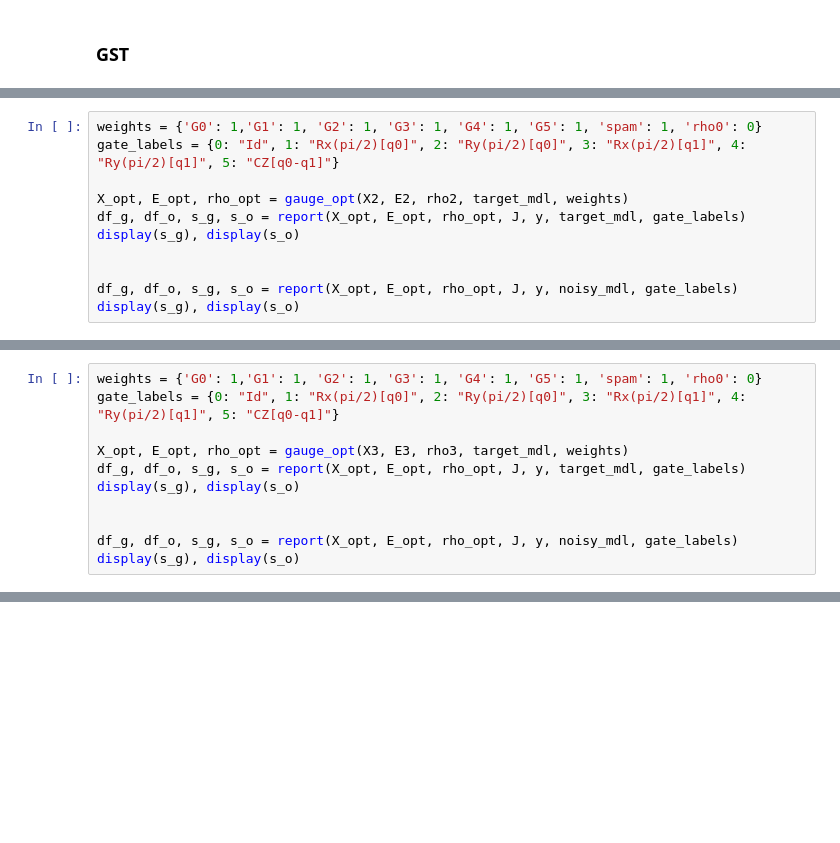
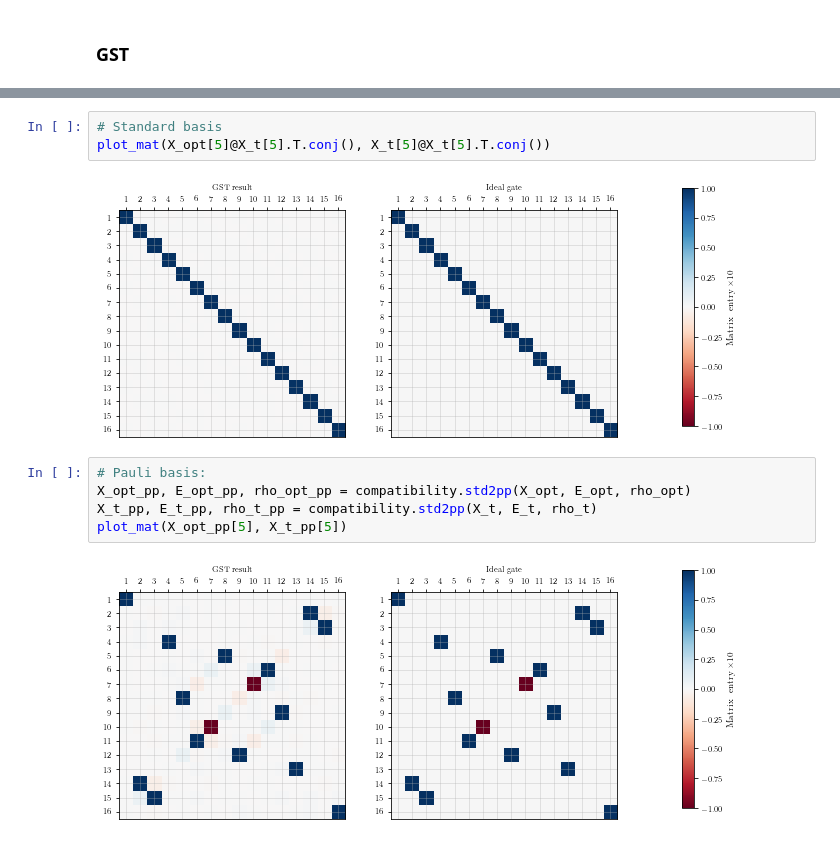
Before and after one commit to rabrie/qibocal, a Jupyter notebook: 2q_exp/2q sequence_analysis.ipynb, the cells around one changed output, grey strips where cells are left out. Cells and saved outputs as stored; diff of their text form; blank space fills up the shorter version.

```diff
--- a/2q_exp/2q sequence_analysis.ipynb
+++ b/2q_exp/2q sequence_analysis.ipynb
@@ -283,12 +323 @@ display(s_g), display(s_o)
 (None, None)
-# %%
-weights = {'G0': 1,'G1': 1, 'G2': 1, 'G3': 1, 'G4': 1, 'G5': 1, 'spam': 1, 'rho0': 0}
-gate_labels = {0: "Id", 1: "Rx(pi/2)[q0]", 2: "Ry(pi/2)[q0]", 3: "Rx(pi/2)[q1]", 4: "Ry(pi/2)[q1]", 5: "CZ[q0-q1]"}
-
-X_opt, E_opt, rho_opt = gauge_opt(X2, E2, rho2, target_mdl, weights)
-df_g, df_o, s_g, s_o = report(X_opt, E_opt, rho_opt, J, y, target_mdl, gate_labels)
-display(s_g), display(s_o)
-
-
-df_g, df_o, s_g, s_o = report(X_opt, E_opt, rho_opt, J, y, noisy_mdl, gate_labels)
-display(s_g), display(s_o)
@@ -315,11 +323,0 @@ display(s_g), display(s_o)
-# %%
-weights = {'G0': 1,'G1': 1, 'G2': 1, 'G3': 1, 'G4': 1, 'G5': 1, 'spam': 1, 'rho0': 0}
-gate_labels = {0: "Id", 1: "Rx(pi/2)[q0]", 2: "Ry(pi/2)[q0]", 3: "Rx(pi/2)[q1]", 4: "Ry(pi/2)[q1]", 5: "CZ[q0-q1]"}
-
-X_opt, E_opt, rho_opt = gauge_opt(X3, E3, rho3, target_mdl, weights)
-df_g, df_o, s_g, s_o = report(X_opt, E_opt, rho_opt, J, y, target_mdl, gate_labels)
-display(s_g), display(s_o)
-
-
-df_g, df_o, s_g, s_o = report(X_opt, E_opt, rho_opt, J, y, noisy_mdl, gate_labels)
-display(s_g), display(s_o)
@@ -345,0 +324,12 @@ display(s_g), display(s_o)
+# %%
+# Standard basis
+plot_mat(X_opt[5]@X_t[5].T.conj(), X_t[5]@X_t[5].T.conj())
+# %% [output]
+[figure, added]
+# %%
+# Pauli basis:
+X_opt_pp, E_opt_pp, rho_opt_pp = compatibility.std2pp(X_opt, E_opt, rho_opt)
+X_t_pp, E_t_pp, rho_t_pp = compatibility.std2pp(X_t, E_t, rho_t)
+plot_mat(X_opt_pp[5], X_t_pp[5])
+# %% [output]
+[figure, added]
```
Also changed, not shown: parts of 26 cells of this notebook, 5 other files.
